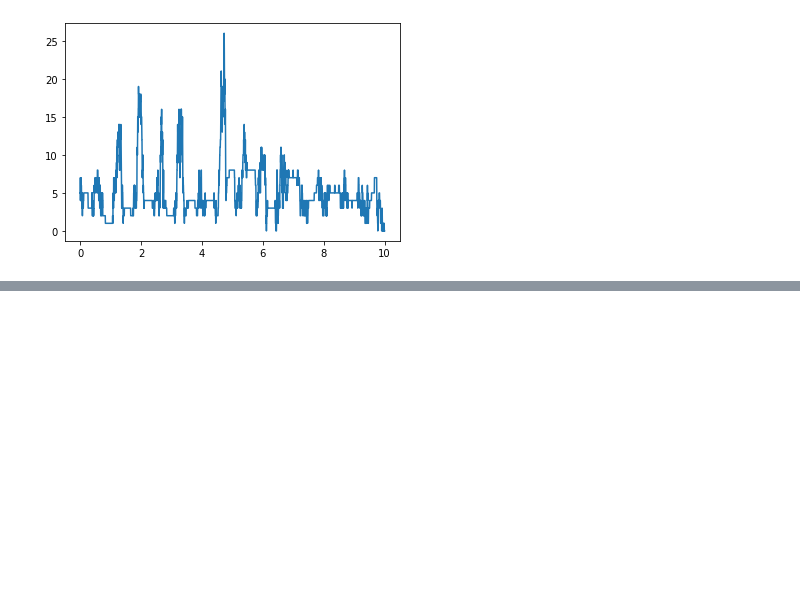
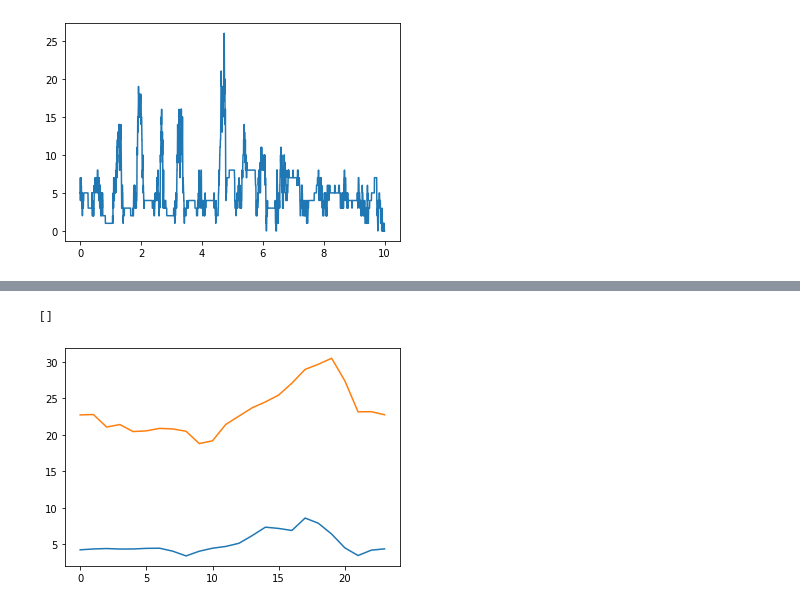
Before and after one commit to mathispuissant/StatApp, a Jupyter notebook: visualisation.ipynb, the cells around one changed output, grey strips where cells are left out. Cells and saved outputs as stored; diff of their text form; code cells hidden in the pictures; blank space fills up the shorter version.

```diff
--- a/visualisation.ipynb
+++ b/visualisation.ipynb
@@ -68,6 +68,5 @@ dict
 # %%
-X = velib.columns[1:]
-
+X = [ pd.to_datetime(date, format = r"%m/%d/%y;%H:%M:%S") for date in velib.columns[1:]]
 Y_m = [dictionary["mechanical"] for dictionary in velib.iloc[1][1:]]
 Y_e = [dictionary["ebike"] for dictionary in velib.iloc[1][1:]]
 # %%
@@ -88,0 +133,33 @@ print(X[1],X[-1])
+# %%
+def average_day_by_hours (X, Y):
+    x = []
+    y = []
+
+    if not len(X) == len(Y):
+        return False
+
+    hours = {}
+
+    for i in range(24):
+        hours[i] = []
+
+    for i in range(len(X)):
+        hours[X[i].hour].append(Y[i])
+
+    for i in range(24):
+        y.append(
+            sum(hours[i]) / len(hours[i])
+        )
+        x.append(i)
+
+    return x, y
+# %%
+hours, mean_hour_e = average_day_by_hours(X, Y_e)
+hours, mean_hour_m = average_day_by_hours(X, Y_m)
+# %%
+plt.plot(hours, mean_hour_e)
+plt.plot(hours, mean_hour_m)
+plt.plot()
+# %% [output]
+[]
+[figure, added]
```
Also changed, not shown: parts of 7 cells of this notebook.
